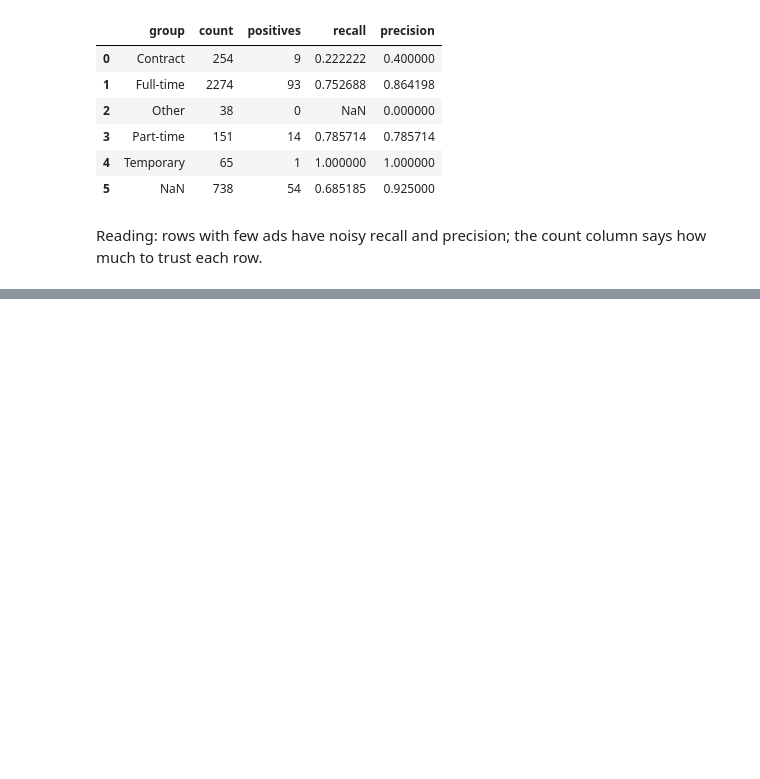
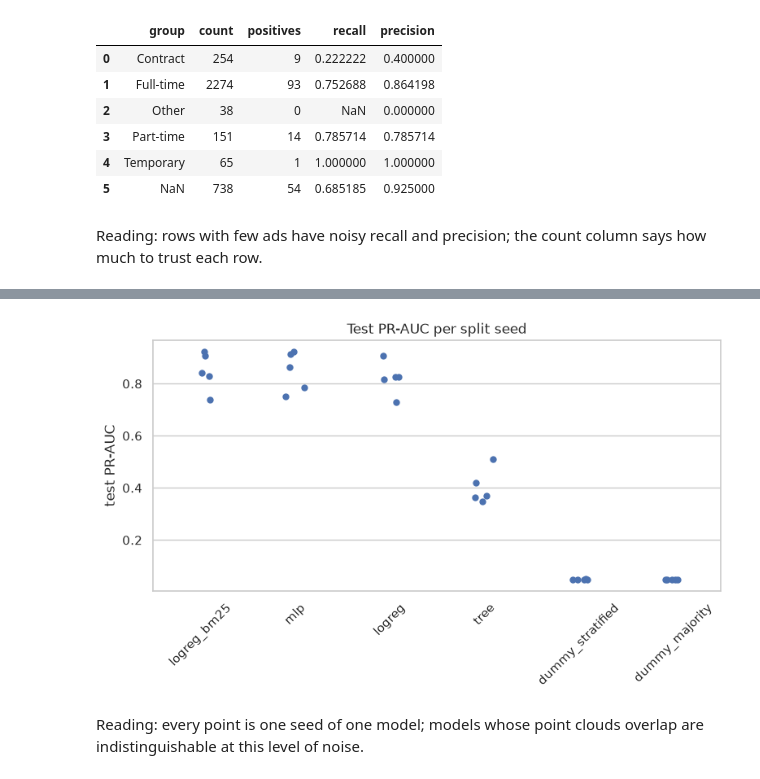
Before and after one commit to BanAnA9205/fake-job-detection-p4ai, a Jupyter notebook: code/notebooks/02_classical_ml.ipynb, the cells around one changed output, grey strips where cells are left out. Cells and saved outputs as stored; diff of their text form; code cells hidden in the pictures; blank space fills up the shorter version.

```diff
--- a/code/notebooks/02_classical_demo.ipynb
+++ b/code/notebooks/02_classical_ml.ipynb
@@ -340,0 +497,13 @@ numbers.
+# %%
+fig, ax = plt.subplots(figsize=(9, 4))
+sns.stripplot(data=res, x="model", y="test_pr_auc", order=order, ax=ax, size=6)
+ax.set_title("Test PR-AUC per split seed")
+ax.set_xlabel("")
+ax.set_ylabel("test PR-AUC")
+ax.tick_params(axis="x", rotation=45)
+plt.show()
+# %% [output]
+[figure, added]
+# %% [markdown]
+Reading: every point is one seed of one model; models whose point clouds overlap
+are indistinguishable at this level of noise.
```
Also changed, not shown: parts of 40 cells of this notebook, 12 other files.
